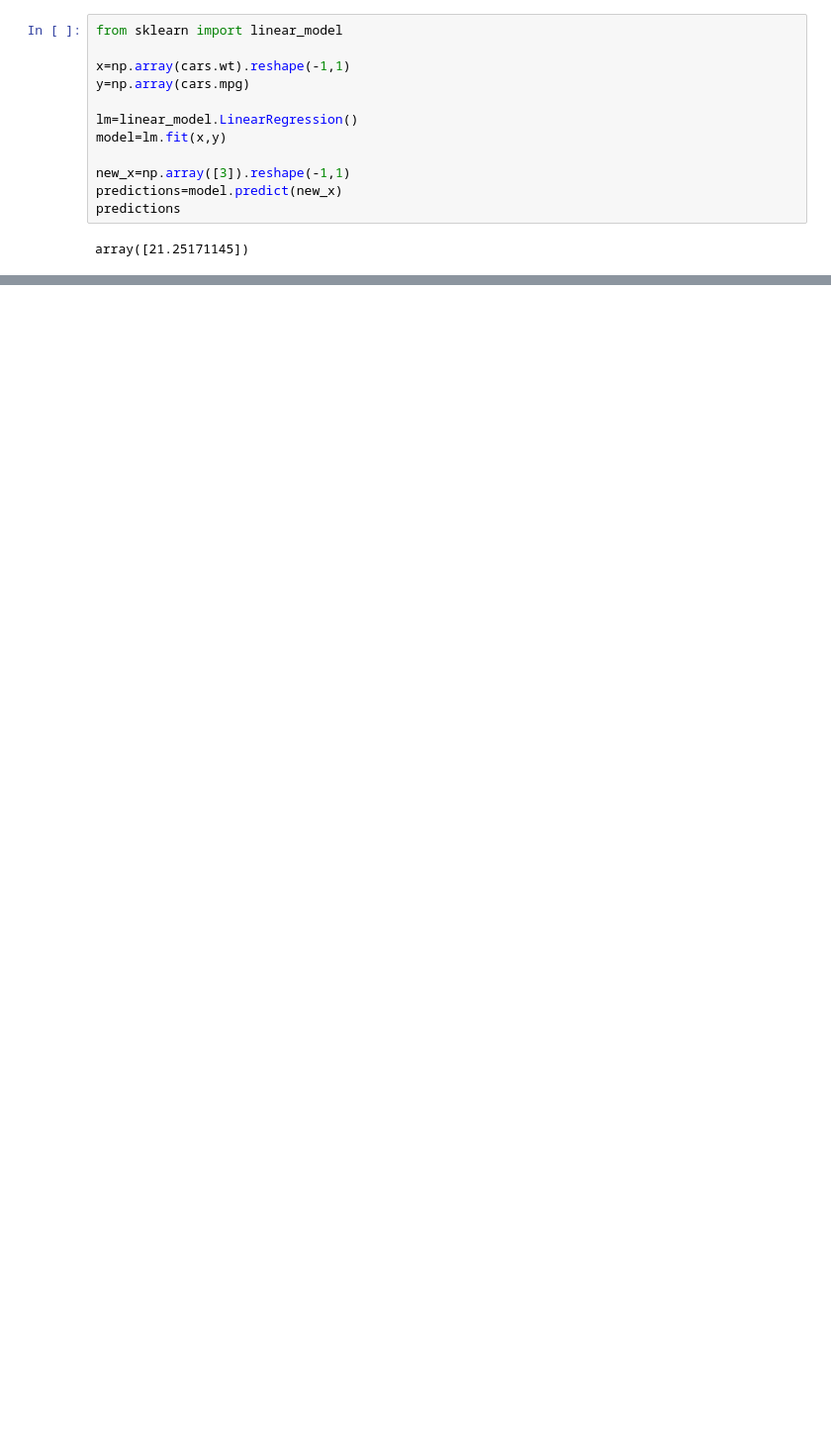
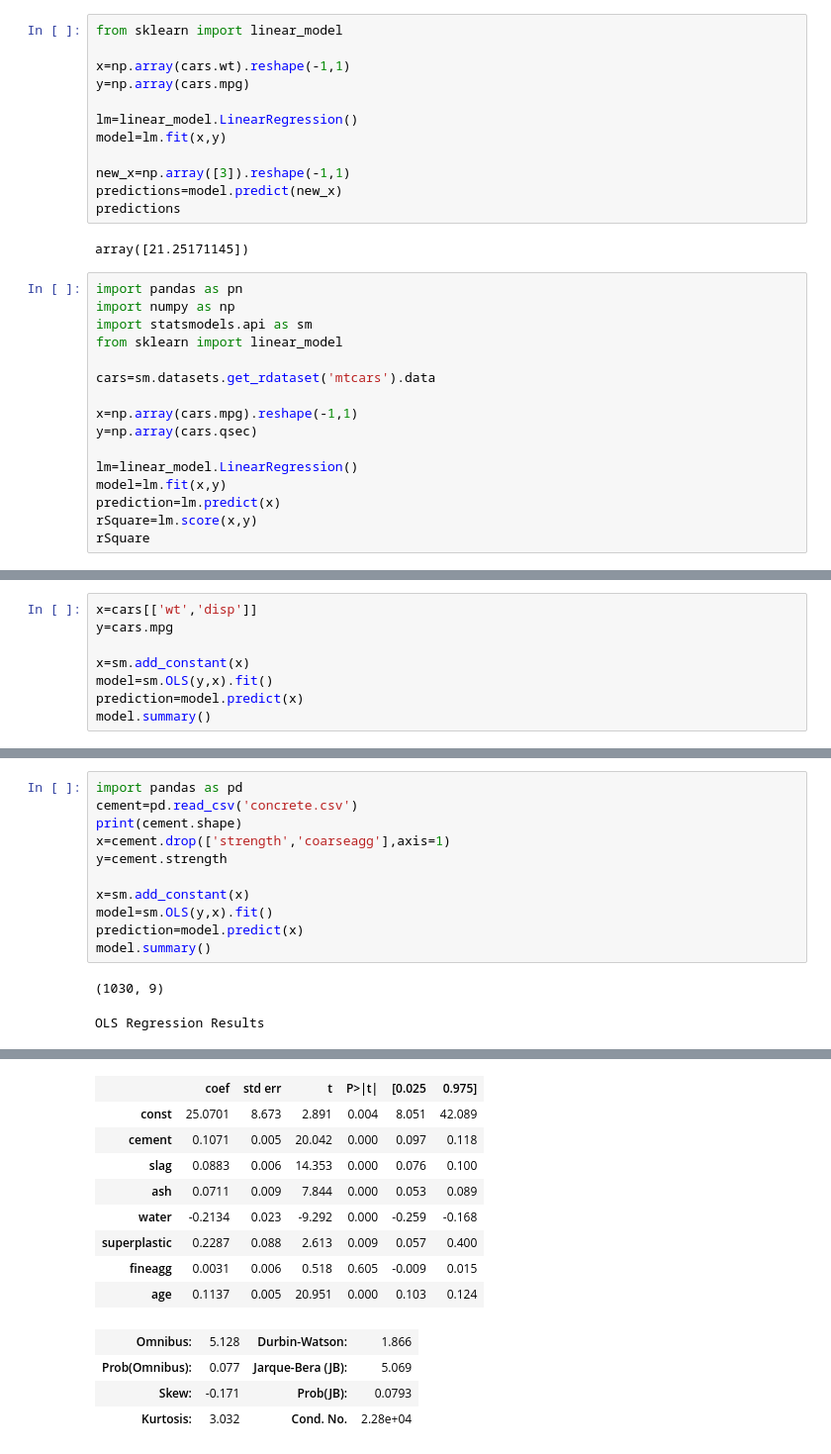
Before and after one commit to jpkch2910/Python-Training, a Jupyter notebook: Firsrt_code.ipynb, the cells around one changed output, grey strips where cells are left out. Shown at 99% size. Drawn from its saved outputs; the diff is of its cells as text; blank space fills up the shorter version.

```diff
--- a/Firsrt_code.ipynb
+++ b/Firsrt_code.ipynb
@@ -418,3 +432,19 @@ predictions=model.predict(new_x)
 predictions
 # %% [output]
 array([21.25171145])
+# %%
+import pandas as pn
+import numpy as np
+import statsmodels.api as sm
+from sklearn import linear_model
+
+cars=sm.datasets.get_rdataset('mtcars').data
+
+x=np.array(cars.mpg).reshape(-1,1)
+y=np.array(cars.qsec)
+
+lm=linear_model.LinearRegression()
+model=lm.fit(x,y)
+prediction=lm.predict(x)
+rSquare=lm.score(x,y)
+rSquare
@@ -420,0 +464,8 @@ array([21.25171145])
+# %%
+x=cars[['wt','disp']]
+y=cars.mpg
+
+x=sm.add_constant(x)
+model=sm.OLS(y,x).fit()
+prediction=model.predict(x)
+model.summary()
@@ -420,0 +570,14 @@ array([21.25171145])
+# %%
+import pandas as pd
+cement=pd.read_csv('concrete.csv')
+print(cement.shape)
+x=cement.drop(['strength','coarseagg'],axis=1)
+y=cement.strength
+
+x=sm.add_constant(x)
+model=sm.OLS(y,x).fit()
+prediction=model.predict(x)
+model.summary()
+# %% [output]
+(1030, 9)
+OLS Regression Results
@@ -420,0 +593,13 @@ array([21.25171145])
+|  | coef | std err | t | P>|t| | [0.025 | 0.975] |
+| const | 25.0701 | 8.673 | 2.891 | 0.004 | 8.051 | 42.089 |
+| cement | 0.1071 | 0.005 | 20.042 | 0.000 | 0.097 | 0.118 |
+| slag | 0.0883 | 0.006 | 14.353 | 0.000 | 0.076 | 0.100 |
+| ash | 0.0711 | 0.009 | 7.844 | 0.000 | 0.053 | 0.089 |
+| water | -0.2134 | 0.023 | -9.292 | 0.000 | -0.259 | -0.168 |
+| superplastic | 0.2287 | 0.088 | 2.613 | 0.009 | 0.057 | 0.400 |
+| fineagg | 0.0031 | 0.006 | 0.518 | 0.605 | -0.009 | 0.015 |
+| age | 0.1137 | 0.005 | 20.951 | 0.000 | 0.103 | 0.124 |
+| Omnibus: | 5.128 | Durbin-Watson: | 1.866 |
+| Prob(Omnibus): | 0.077 | Jarque-Bera (JB): | 5.069 |
+| Skew: | -0.171 | Prob(JB): | 0.0793 |
+| Kurtosis: | 3.032 | Cond. No. | 2.28e+04 |
```
Also changed, not shown: parts of 17 cells of this notebook.
